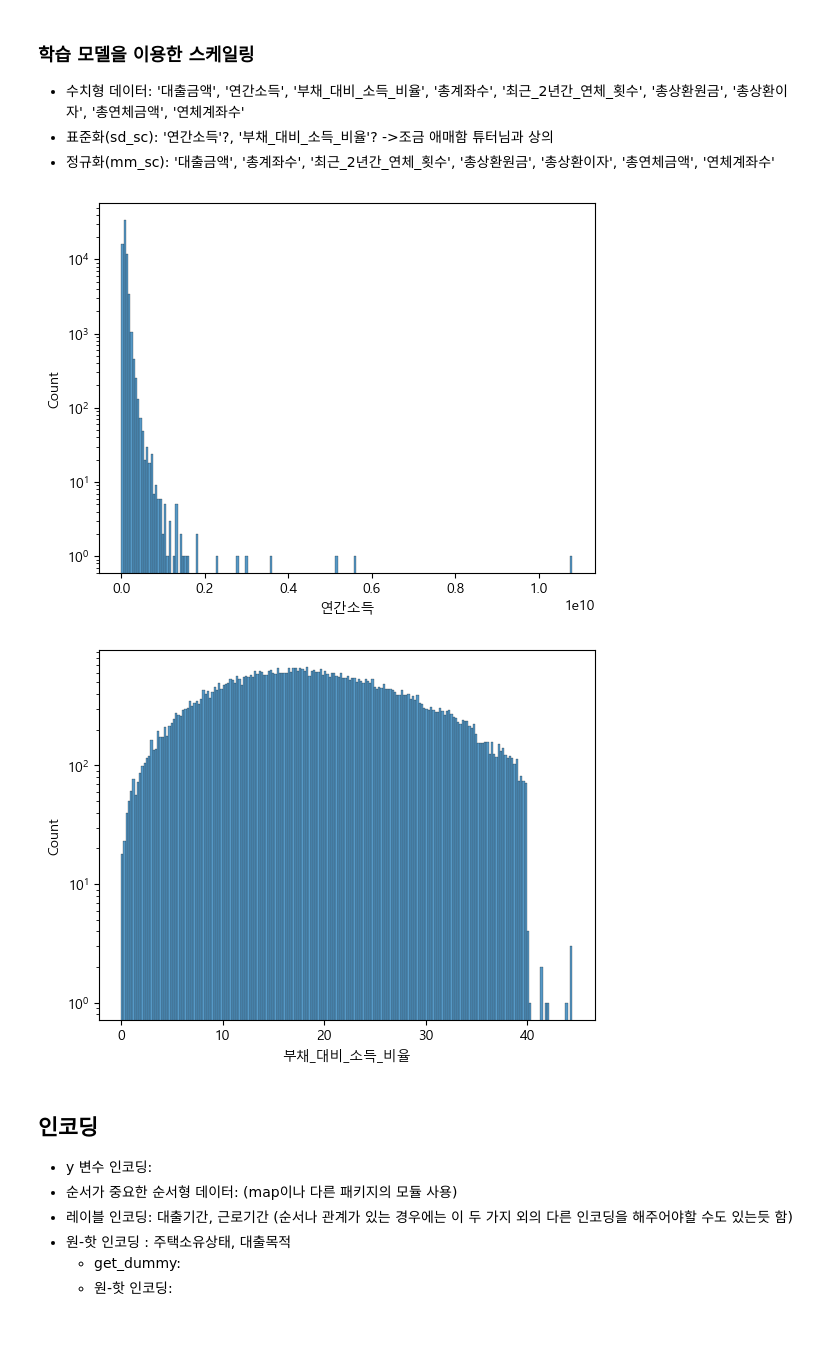
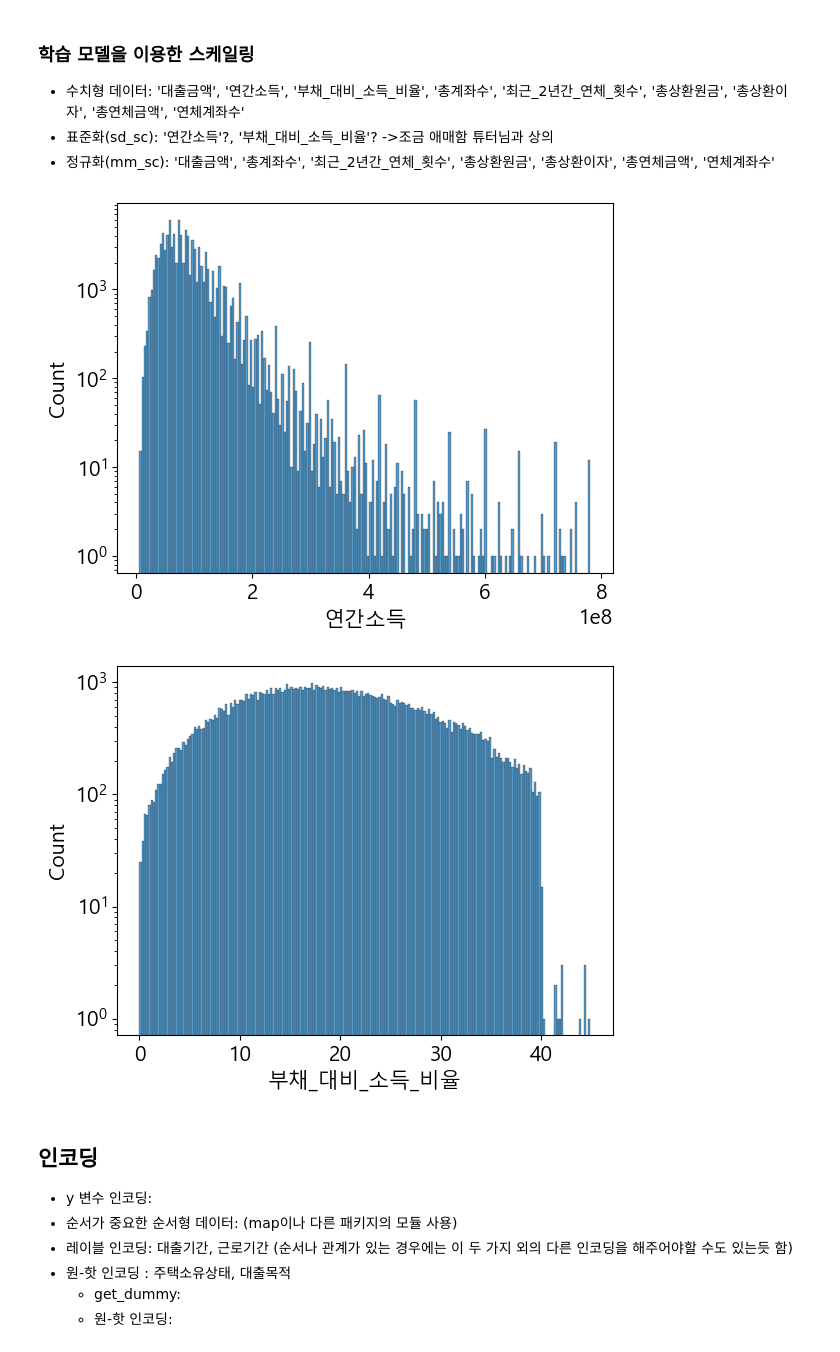
Before and after one commit to kyeob1107/What-s-your-EDA, a Jupyter notebook: third project.ipynb, the cells around one changed output. Drawn from its saved outputs; the diff is of its cells as text; code cells hidden in the pictures.

```diff
--- a/third project.ipynb
+++ b/third project.ipynb
@@ -73,9 +86,9 @@ plt.rcParams['axes.unicode_minus'] =False
 train_df = pd.read_csv('./train.csv') # 첫번째 열인 ID를 index로 사용 ->부분 다시 제외
 real_test = pd.read_csv('./test.csv') # 첫번째 열인 ID를 index로 사용 ->부분 다시 제외
 submission = pd.read_csv('sample_submission.csv')
-cols = train_df.columns
+cols = train_df.columns.to_list()
 display(cols)
-numeric_col = train_df._get_numeric_data().columns # ['대출금액', '연간소득', '부채_대비_소득_비율', '총계좌수', '최근_2년간_연체_횟수', '총상환원금', '총상환이자', '총연체금액', '연체계좌수']
+numeric_col = train_df._get_numeric_data().columns.to_list() # ['대출금액', '연간소득', '부채_대비_소득_비율', '총계좌수', '최근_2년간_연체_횟수', '총상환원금', '총상환이자', '총연체금액', '연체계좌수']
 target = '대출등급'
 display(train_df.columns.difference(numeric_col))
 category_col = [col for col in train_df.columns if col not in numeric_col]
@@ -853,0 +970,11 @@ X_train = X_train_no_outliers
+# %%
+z_scores = stats.zscore(train[numeric_col].drop(['총연체금액','연체계좌수'], axis = 1))
+outlier_ratio = {}
+threshold_to_try = {}
+for threshold in np.linspace(3,10,71):
+    outliers_z = train.drop(['총연체금액','연체계좌수'],axis=1)[(z_scores > threshold).any(axis=1)]
+    train_drop_outlier = train[(z_scores < threshold).all(axis=1)].copy()
+
+    outlier_ratio[threshold] = round(len(outliers_z)/len(train) * 100,4)
+    threshold_to_try[threshold] = train_drop_outlier
+outlier_ratio
@@ -854 +1060,5 @@ X_train = X_train_no_outliers
+# %%
+filter = ((z_scores > 7.0).any(axis=1)) | (train['부채_대비_소득_비율']>45)
+outliers = train.copy()[filter]
+train_prep = train.copy()[~filter]
 # %%
@@ -1065,22 +1272,22 @@ Name: count, Length: 267, dtype: int64
 # %%
 # '최근_2년간_연체_횟수' 0인 것과 아닌 것 분류해서 추가
-X_train['최근_2년간_연체_여부'] = X_train['최근_2년간_연체_횟수'].apply(lambda x: 'no' if x==0 else 'yes')
-X_train['최근_2년간_연체_여부'] = X_train['최근_2년간_연체_여부'].astype('category')
+train_prep['최근_2년간_연체_여부'] = train_prep['최근_2년간_연체_횟수'].apply(lambda x: 'no' if x==0 else 'yes')
+train_prep['최근_2년간_연체_여부'] = train_prep['최근_2년간_연체_여부'].astype('category')
 
-X_train['연체_여부(총금액)'] = X_train['총연체금액'].apply(lambda x: 'no' if x==0 else 'yes')
-X_train['연체_여부(총금액)'] = X_train['연체_여부(총금액)'].astype('category')
+train_prep['연체_여부(총금액)'] = train_prep['총연체금액'].apply(lambda x: 'no' if x==0 else 'yes')
+train_prep['연체_여부(총금액)'] = train_prep['연체_여부(총금액)'].astype('category')
 
-X_train['연체_여부(계좌수)'] = X_train['연체계좌수'].apply(lambda x: 'no' if x==0 else 'yes')
-X_train['연체_여부(계좌수)'] = X_train['연체_여부(계좌수)'].astype('category')
+train_prep['연체_여부(계좌수)'] = train_prep['연체계좌수'].apply(lambda x: 'no' if x==0 else 'yes')
+train_prep['연체_여부(계좌수)'] = train_prep['연체_여부(계좌수)'].astype('category')
 
-X_test['최근_2년간_연체_여부'] = X_test['최근_2년간_연체_횟수'].apply(lambda x: 'no' if x==0 else 'yes')
-X_test['최근_2년간_연체_여부'] = X_test['최근_2년간_연체_여부'].astype('category')
+real_test['최근_2년간_연체_여부'] = real_test['최근_2년간_연체_횟수'].apply(lambda x: 'no' if x==0 else 'yes')
+real_test['최근_2년간_연체_여부'] = real_test['최근_2년간_연체_여부'].astype('category')
 
-X_test['연체_여부(총금액)'] = X_test['총연체금액'].apply(lambda x: 'no' if x==0 else 'yes')
-X_test['연체_여부(총금액)'] = X_test['연체_여부(총금액)'].astype('category')
+real_test['연체_여부(총금액)'] = real_test['총연체금액'].apply(lambda x: 'no' if x==0 else 'yes')
+real_test['연체_여부(총금액)'] = real_test['연체_여부(총금액)'].astype('category')
 
-X_test['연체_여부(계좌수)'] = X_test['연체계좌수'].apply(lambda x: 'no' if x==0 else 'yes')
-X_test['연체_여부(계좌수)'] = X_test['연체_여부(계좌수)'].astype('category')
+real_test['연체_여부(계좌수)'] = real_test['연체계좌수'].apply(lambda x: 'no' if x==0 else 'yes')
+real_test['연체_여부(계좌수)'] = real_test['연체_여부(계좌수)'].astype('category')
 
 additional_category_col = ['최근_2년간_연체_여부', '연체_여부(총금액)', '연체_여부(계좌수)']
 # %%
@@ -1190,12 +1411,12 @@ sns.histplot(data=X_train[X_train['총연체금액']!=0], x='총연체금액')
 - 정규화(mm_sc): '대출금액', '총계좌수', '최근_2년간_연체_횟수', '총상환원금', '총상환이자', '총연체금액', '연체계좌수'
 # %%
 for plot_col in ['연간소득', '부채_대비_소득_비율']:
-    sns.histplot(X_train, x=plot_col, bins=200)
+    sns.histplot(train_prep, x=plot_col, bins=200)
     plt.yscale('log')  # y축을 로그 스케일로 변환
     plt.show()
 # %% [output]
-[figure, old version]
+[figure, new version]
-[figure, old version]
+[figure, new version]
 # %%
 def get_numeric_sc(X_train:pd.DataFrame, X_test:pd.DataFrame):
     """데이터를 전달받아 수치형 변수 스케일링하는 함수
```
Also changed, not shown: parts of 75 cells of this notebook.
